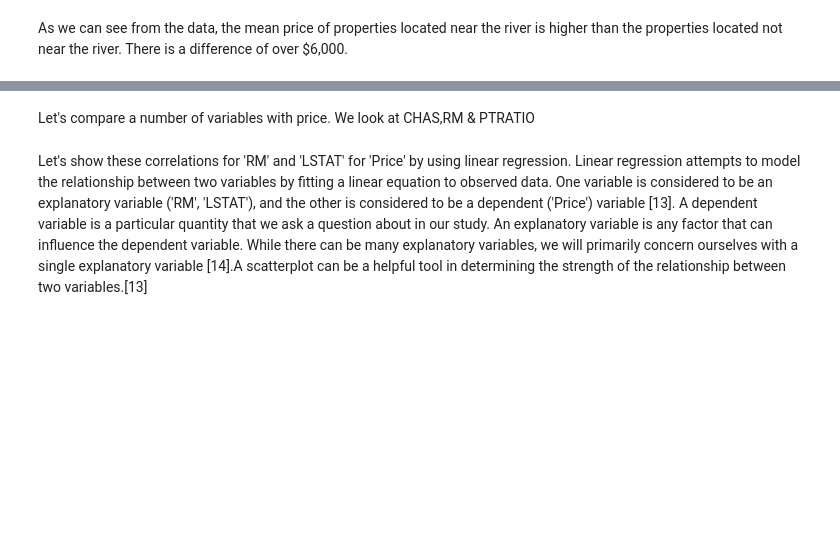
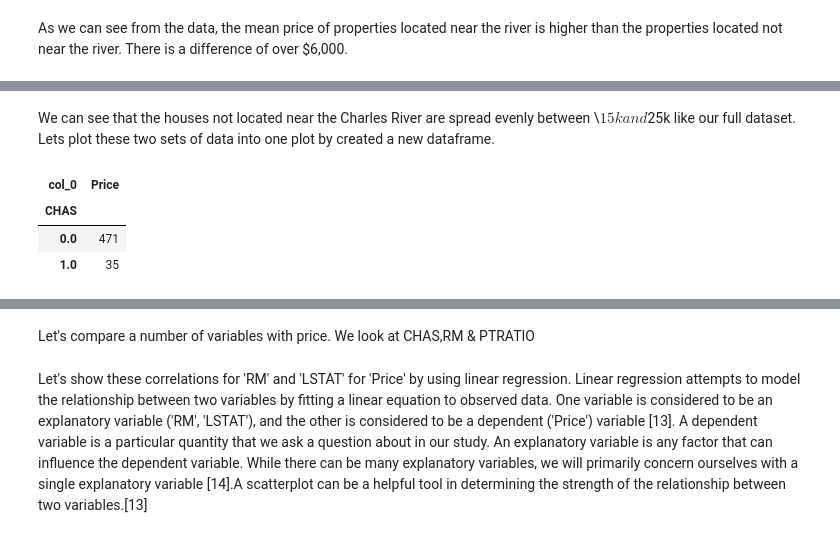
Before and after one commit to JohnADeady/ML-S-Project, a Jupyter notebook: Boston House Prices.ipynb, the cells around one changed output, grey strips where cells are left out. Drawn from its saved outputs; the diff is of its cells as text; code cells hidden in the pictures; blank space fills up the shorter version.

```diff
--- a/Boston House Prices.ipynb
+++ b/Boston House Prices.ipynb
@@ -190,0 +214,10 @@ ttest lectures
+# %% [markdown]
+We can see that the houses not located near the Charles River are spread evenly between \\$15k and $25k like our full dataset. Lets plot these two sets of data into one plot by created a new dataframe.
+# %%
+river_table = pd.crosstab(index=data['CHAS'], columns=['Price'])
+river_table
+# %% [output]
+| col_0 | Price |
+| CHAS |  |
+| 0.0 | 471 |
+| 1.0 | 35 |
```
Also changed, not shown: parts of 49 cells of this notebook.
